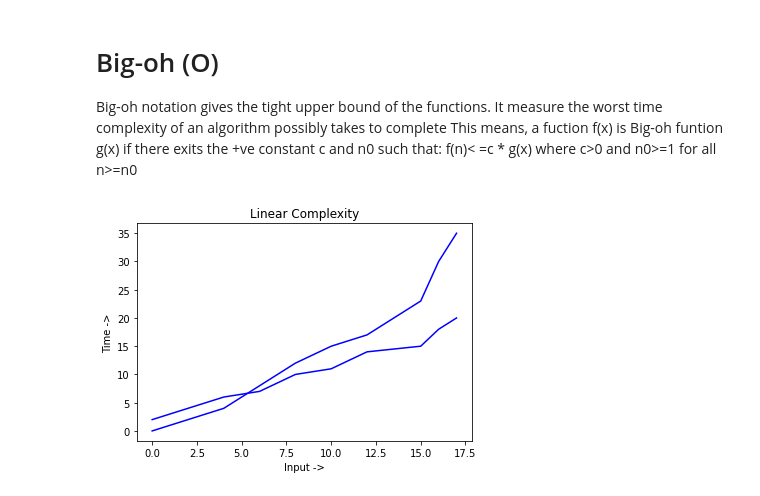
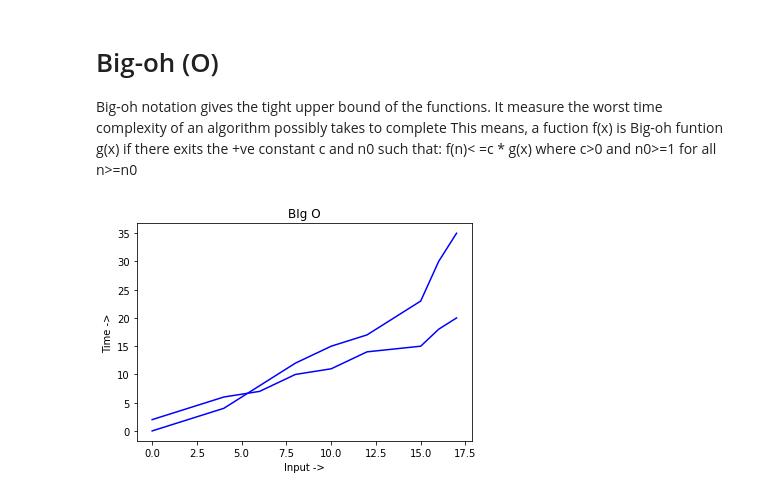
Before and after one commit to VJ-s20/DSA, a Jupyter notebook: Algorithms/Algorithm Analysis/Notations.ipynb, the cells around one changed output. Drawn from its saved outputs; the diff is of its cells as text; code cells hidden in the pictures.

```diff
--- a/Algorithms/Algorithm Analysis/Notations.ipynb
+++ b/Algorithms/Algorithm Analysis/Notations.ipynb
@@ -18,16 +18,16 @@ import numpy as np
 # %%
 fx = np.array([0, 4, 6, 8, 10, 12,15,16,17])
 fy=np.array([2, 6, 7, 10, 11, 14,15,18,20])
 
 # gx=[0, 4, 6, 8, 10, 12]
 
 gy=np.array([0, 4, 8,12 , 15, 17,23,30,35])
 
 plt.plot(fx, fy, 'b')
 plt.plot(fx,gy,"b")
 plt.xlabel('Input ->')
 plt.ylabel('Time ->')
-plt.title('Linear Complexity')
+plt.title('BIg O')
 plt.show()
 # %% [output]
-[figure, old version]
+[figure, new version]
```
Also changed, not shown: parts of 1 cell of this notebook, 16 other files.
